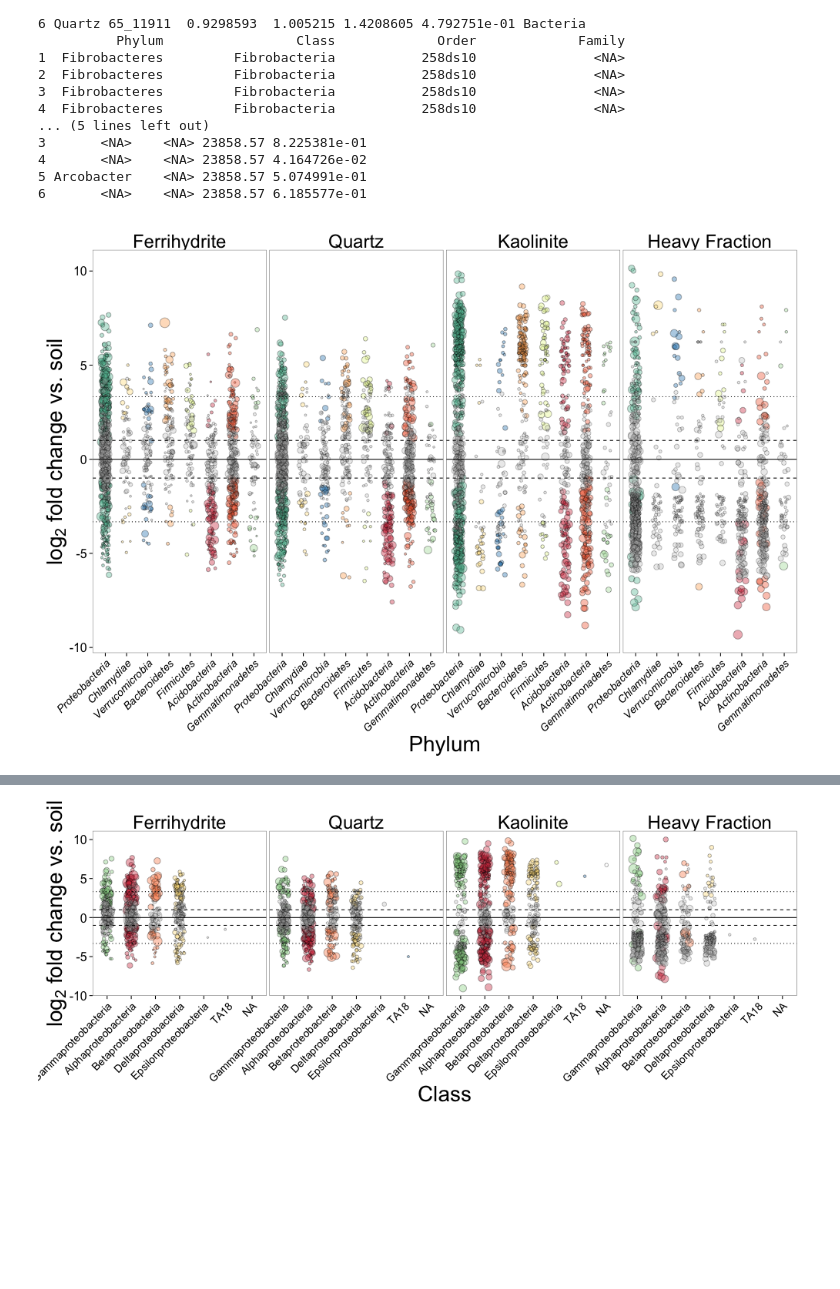
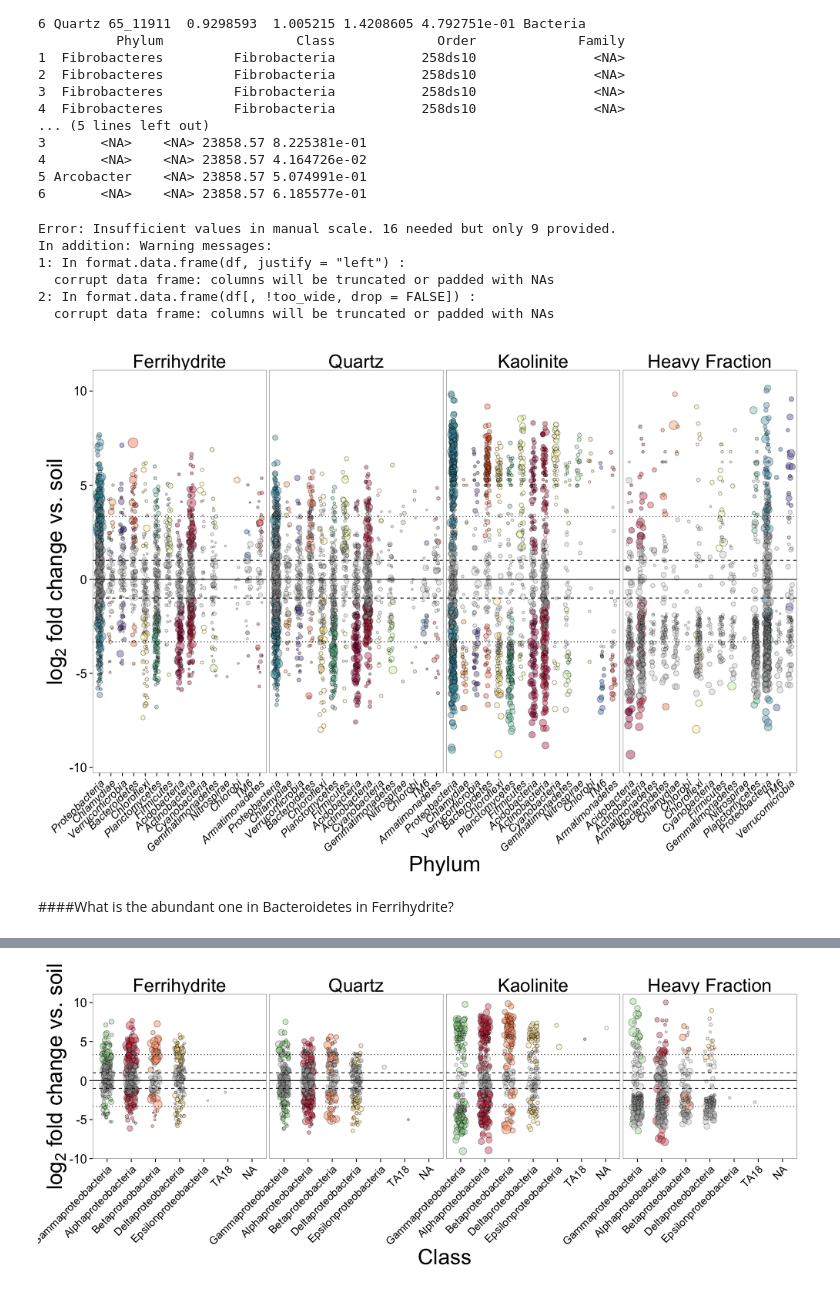
Before and after one commit to TheaWhitman/Mineral16S, a Jupyter notebook: manuscript_figures/Differential_abundance_Combined_Months.ipynb, the cells around one changed output, grey strips where cells are left out. Drawn from its saved outputs; the diff is of its cells as text; code cells hidden in the pictures; blank space fills up the shorter version.

```diff
--- a/manuscript_figures/Differential_abundance_Combined_Months.ipynb
+++ b/manuscript_figures/Differential_abundance_Combined_Months.ipynb
@@ -208,6 +185,9 @@ head(l2fc)
 # %%
 %%R -w 1000 -h 700
 # setting the image sizes, then making the figure...
+
+cutoff = 15
+# Number of phyla we want
 
 d = l2fc
 
@@ -217,26 +197,21 @@ d = group_by(d, Trtmt) %>%
     filter(pvalue != 'NA')
 # This compares it to the whole sample, not just the signficantly increased subset in l2fc
 
-N=50
+NPhylum = d %>%
+    group_by(Phylum,Trtmt)%>%
+    filter(sig == 1)%>%
+    summarize(NSig=n())%>%
+    group_by(Phylum)%>%
+    summarize(NSig=sum(NSig))%>%
+    arrange(-NSig)
+# Get the Phyla with the most significant OTUs
 
-Phyla = levels(d$Phylum)
+NPhylum=droplevels(NPhylum[1:cutoff,1])
+NPhylum=levels(as.factor(NPhylum$Phylum))
 
-NPhylum <- function (x){
-    m = c()
-    for (i in x){
-       L <- length(d$Phylum[d$Phylum==i])
-    if (L > N) m = c(m,i)
-        }
-        m
-    }
-
-Include<-as.factor(NPhylum(Phyla))
-d<-d[d$Phylum %in% Include,]
+d<-d[d$Phylum %in% NPhylum,]
 d$Phylum<-factor(d$Phylum)
-
-d = d %>%
-    #filter(Month==2.5) %>%
-    filter(Phylum=="Chlamydiae"|Phylum=="Proteobacteria"|Phylum=="Verrucomicrobia"|Phylum=="Bacteroidetes"|Phylum=="Gemmatimonadetes"|Phylum=="Firmicutes"|Phylum=="Actinobacteria"|Phylum=="Acidobacteria")
+# Include only the phyla we selected above
 
 
 max.l2FC = ddply(d, .(Phylum), summarize, M = max(l2FC))
@@ -283,33 +258,41 @@ p = p + theme(strip.text.x = element_text(size = 24),
               axis.title.x = element_text(size = 28),
               axis.text.y = element_text(size=16),
               axis.title.y = element_text(size = 28),
               legend.title = element_text(size=20),
               legend.text = element_text(size = 14),
               #legend.position = "none",
               strip.background = element_blank())
 # sets a bunch of visual paramters for the legend (none) and other text
 
 p = p + labs(x = "Phylum")
 # sets the label for the x axis. I think they didn't get the different colours.
 
 p = p + labs(y = expression(paste("", log[2]," fold change vs. soil",sep="")))
 # sets the label for the y axes.
 
-colourCount = 8
-getPalette = colorRampPalette(brewer.pal(8, "Spectral"))
+colourCount = cutoff
+getPalette = colorRampPalette(brewer.pal(cutoff, "Spectral"))
 p = p + scale_fill_manual(guide="none", values=c("grey",paste(getPalette(colourCount))))
 
 
 #p = p + scale_color_continuous(trans="log")
 #p = p + scale_fill_discrete(guide="none")
 
 
 p = p + theme(panel.grid.major = element_blank(), panel.grid.minor = element_blank())
 # Gets rid of the default gridlines
 
 
 # Would be cool to colour this by relative abundance in soil to begin with.. what drives patterns more?
 
 p
 # %% [output]
+Error: Insufficient values in manual scale. 16 needed but only 9 provided.
+In addition: Warning messages:
+1: In format.data.frame(df, justify = "left") :
+  corrupt data frame: columns will be truncated or padded with NAs
+2: In format.data.frame(df[, !too_wide, drop = FALSE]) :
+  corrupt data frame: columns will be truncated or padded with NAs
-[figure, old version]
+[figure, new version]
+# %% [markdown]
+####What is the abundant one in Bacteroidetes in Ferrihydrite?
```
Also changed, not shown: parts of 9 cells of this notebook, 4 other files.
